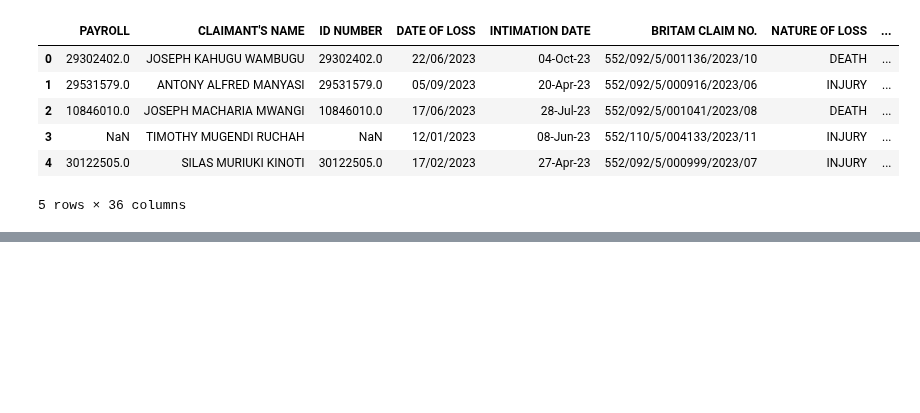
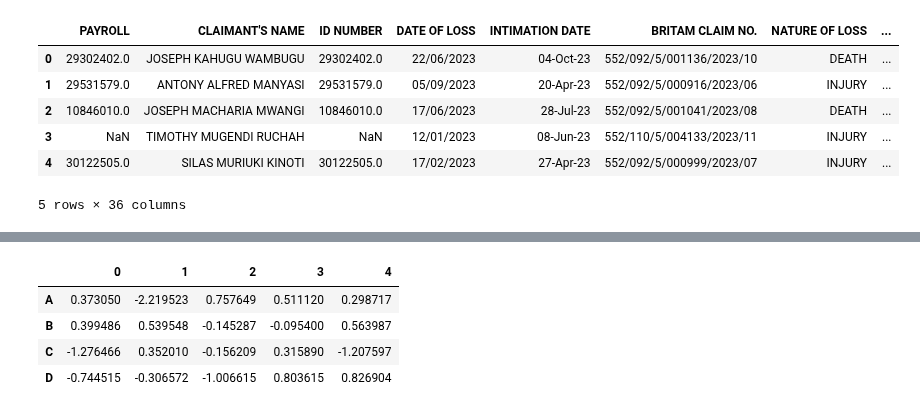
Before and after one commit to manasesmutembei11/ML, a Jupyter notebook: pandas/data_structures_intro.ipynb, the cells around one changed output, grey strips where cells are left out. Saved outputs shown, nothing was run; the diff lists cells and outputs as text; code cells hidden in the pictures; blank space fills up the shorter version.

```diff
--- a/pandas/data_structures_intro.ipynb
+++ b/pandas/data_structures_intro.ipynb
@@ -246,0 +286,9 @@ claims.head()
+# %%
+#To transpose, access the T attribute or DataFrame.transpose(), similar to an ndarray: Rows become columns, and columns become rows
+df[:5].T
+# %% [output]
+|  | 0 | 1 | 2 | 3 | 4 |
+| A | 0.373050 | -2.219523 | 0.757649 | 0.511120 | 0.298717 |
+| B | 0.399486 | 0.539548 | -0.145287 | -0.095400 | 0.563987 |
+| C | -1.276466 | 0.352010 | -0.156209 | 0.315890 | -1.207597 |
+| D | -0.744515 | -0.306572 | -1.006615 | 0.803615 | 0.826904 |
```
Also changed, not shown: parts of 5 cells of this notebook.
